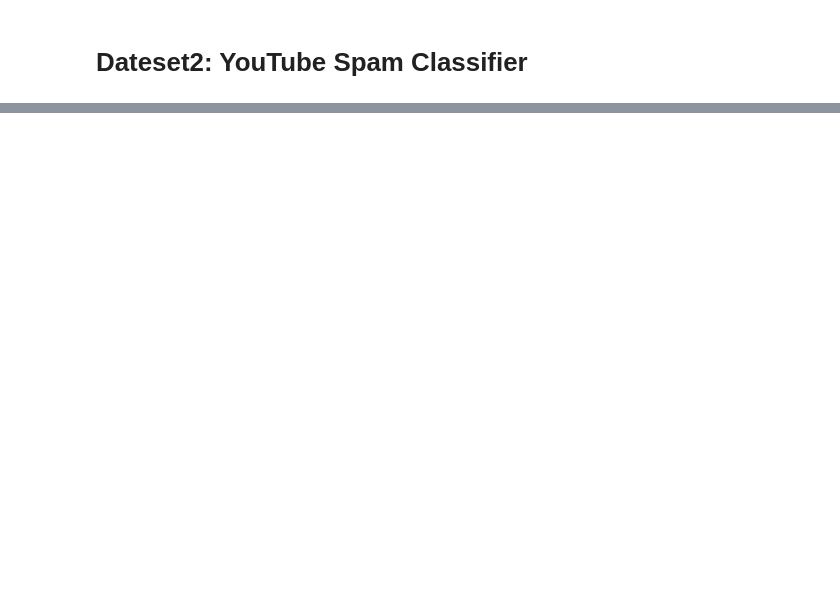
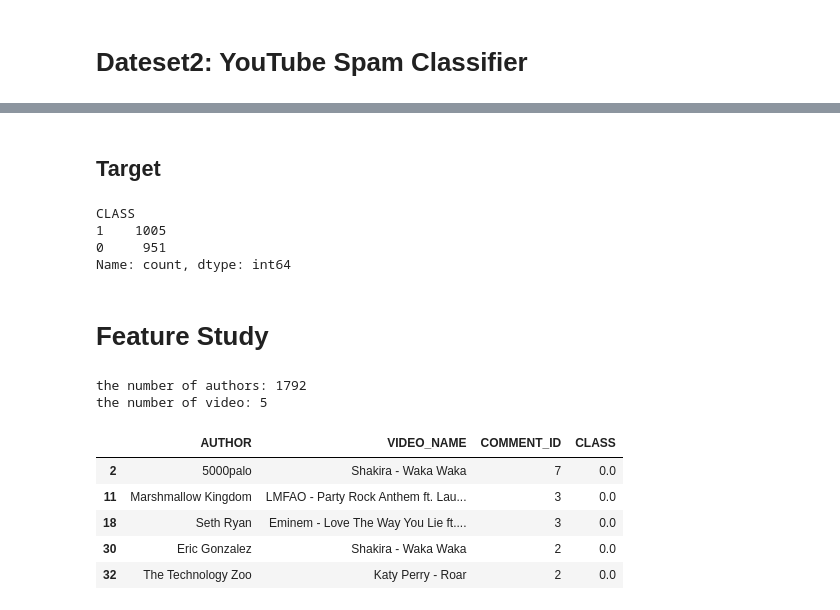
Before and after one commit to placeboo/MachineLearningProjects, a Jupyter notebook: Classification/notebooks/dataset2_data_exploration.ipynb, the cells around one changed output, grey strips where cells are left out. Saved outputs shown, nothing was run; the diff lists cells and outputs as text; code cells hidden in the pictures; blank space fills up the shorter version.

```diff
--- a/Classification/notebooks/dataset2_data_exploration.ipynb
+++ b/Classification/notebooks/dataset2_data_exploration.ipynb
@@ -21,3 +31,20 @@ Data shape: (1956, 6)
 | 2 | LZQPQhLyRh9MSZYnf8djyk0gEF9BHDPYr... | Evgeny Murashkin | 2013-11-08T17:34:21 | just for test I have to say murde... | PSY - GANGNAM STYLE(?????) M/V | 1 |
 | 3 | z13jhp0bxqncu512g22wvzkasxmvvzjaz04 | ElNino Melendez | 2013-11-09T08:28:43 | me shaking my sexy ass on my chan... | PSY - GANGNAM STYLE(?????) M/V | 1 |
 | 4 | z13fwbwp1oujthgqj04chlngpvzmtt3r3dw | GsMega | 2013-11-10T16:05:38 | watch?v=vtaRGgvGtWQ Check this ou... | PSY - GANGNAM STYLE(?????) M/V | 1 |
+# %% [markdown]
+## Target
+# %%
+data_raw['CLASS'].value_counts()
+# %% [output]
+CLASS
+1    1005
+0     951
+Name: count, dtype: int64
+# %% [markdown]
+# Feature Study
+# %%
+print('the number of authors:', data_raw['AUTHOR'].nunique())
+print('the number of video:', data_raw['VIDEO_NAME'].nunique())
+# %% [output]
+the number of authors: 1792
+the number of video: 5
@@ -23,0 +56,9 @@ Data shape: (1956, 6)
+# %%
+author_video_rating[author_video_rating['CLASS']< 1].head()
+# %% [output]
+|  | AUTHOR | VIDEO_NAME | COMMENT_ID | CLASS |
+| 2 | 5000palo | Shakira - Waka Waka | 7 | 0.0 |
+| 11 | Marshmallow Kingdom | LMFAO - Party Rock Anthem ft. Lau... | 3 | 0.0 |
+| 18 | Seth Ryan | Eminem - Love The Way You Lie ft.... | 3 | 0.0 |
+| 30 | Eric Gonzalez | Shakira - Waka Waka | 2 | 0.0 |
+| 32 | The Technology Zoo | Katy Perry - Roar | 2 | 0.0 |
```
Also changed, not shown: parts of 8 cells of this notebook, 13 other files.
